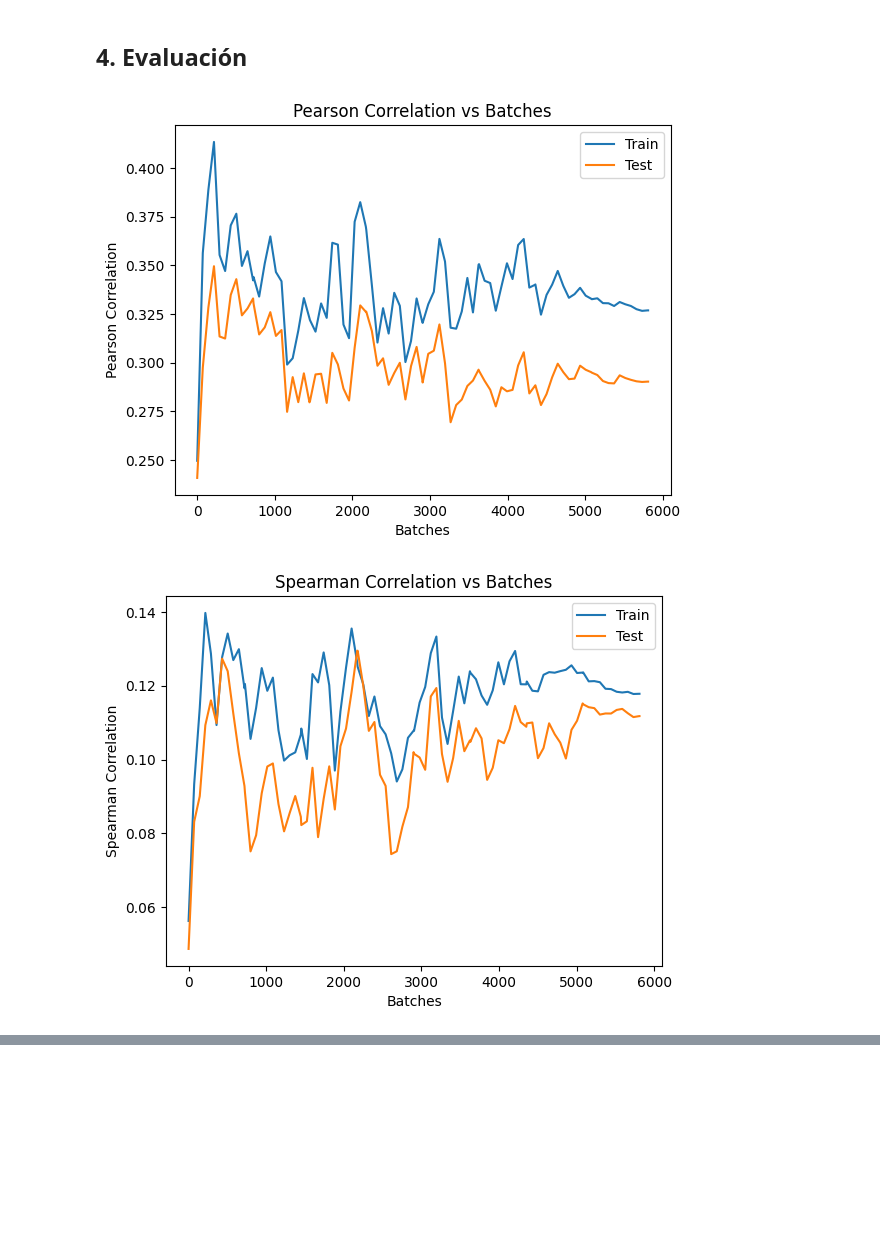
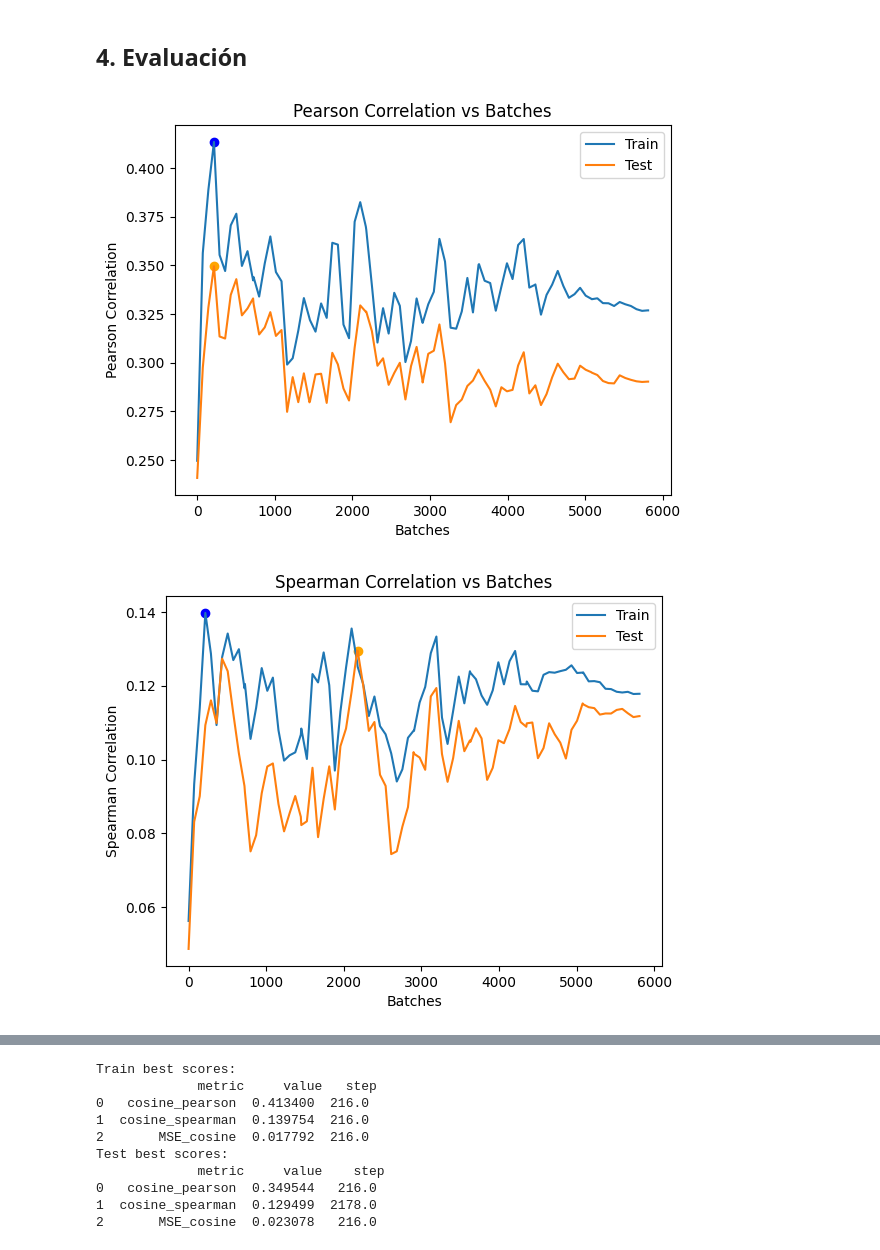
Before and after one commit to DgoMndez/DL-patogen-colab-DIIC, a Jupyter notebook: src/fine-tuning/evaluation/results-lprogress.ipynb, the cells around one changed output, grey strips where cells are left out. Saved outputs shown, nothing was run; the diff lists cells and outputs as text; code cells hidden in the pictures; blank space fills up the shorter version.

```diff
--- a/src/fine-tuning/evaluation/results-lprogress.ipynb
+++ b/src/fine-tuning/evaluation/results-lprogress.ipynb
@@ -215,9 +215,11 @@ Execution time for model.fit: 28624.70 seconds
 # %%
 from plot_lprogress import plot_eval
 
 path_eval = os.path.join(output_path, 'eval')
 
-plot_eval(path_eval, num_batches, save=False)
+dfScoreTrain, dfScoreTest = plot_eval(path_eval, num_batches, save=False)
+print('Train best scores:\n', dfScoreTrain)
+print('Test best scores:\n', dfScoreTest)
 # %% [output]
-[figure, old version]
+[figure, new version]
-[figure, old version]
+[figure, new version]
@@ -224,0 +227,10 @@ plot_eval(path_eval, num_batches, save=False)
+Train best scores:
+             metric     value   step
+0   cosine_pearson  0.413400  216.0
+1  cosine_spearman  0.139754  216.0
+2       MSE_cosine  0.017792  216.0
+Test best scores:
+             metric     value    step
+0   cosine_pearson  0.349544   216.0
+1  cosine_spearman  0.129499  2178.0
+2       MSE_cosine  0.023078   216.0
```
Also changed, not shown: parts of 10 cells of this notebook, 1 other file.
